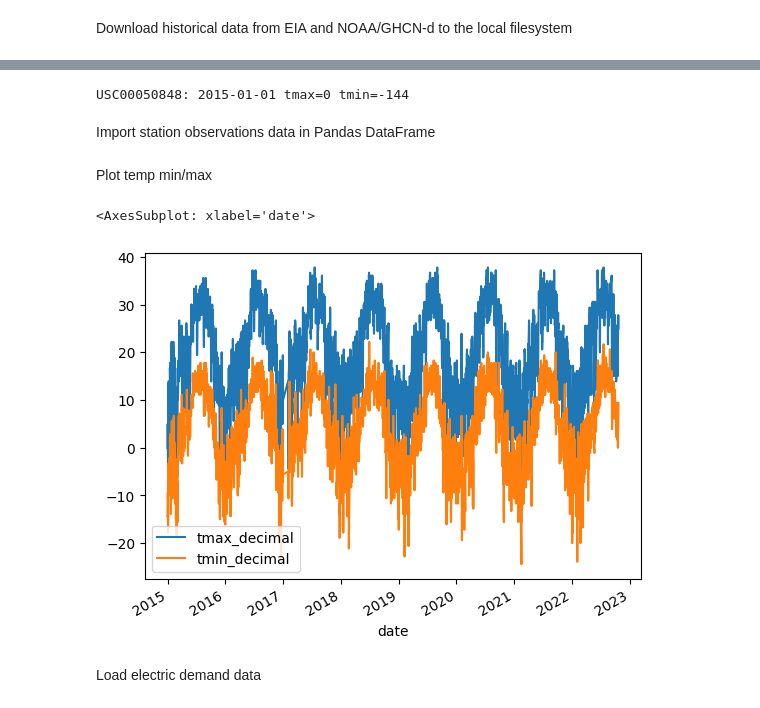
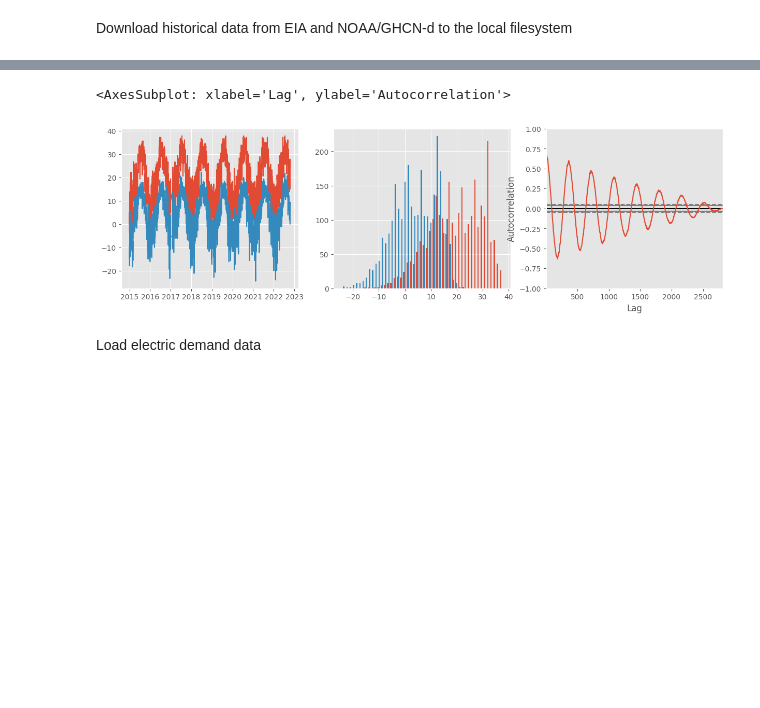
Before and after one commit to breischl/e-predict, a Jupyter notebook: explore_temp_data.ipynb, the cells around one changed output, grey strips where cells are left out. Saved outputs shown, nothing was run; the diff lists cells and outputs as text; code cells hidden in the pictures; blank space fills up the shorter version.

Commit message:
More messing about with data

```diff
--- a/explore_temp_data.ipynb
+++ b/explore_temp_data.ipynb
@@ -35,13 +20,0 @@ Parse station observations data
-# %%
-import os
-from ghcnd.station_observations import read_from_dly_file
-
-station_data = [read_from_dly_file(os.path.join(WEATHER_DATA_DIR, f)) for f in os.listdir(WEATHER_DATA_DIR)]
-
-first_station = station_data[0]
-first_station_obs = first_station.observations[0]
-print(f"{first_station.station_id}: {first_station_obs.date} tmax={first_station_obs.tmax} tmin={first_station_obs.tmin}")
-# %% [output]
-USC00050848: 2015-01-01 tmax=0 tmin=-144
-# %% [markdown]
-Import station observations data in Pandas DataFrame
@@ -65,11 +21,25 @@ hist_temp_df = hist_temp_df.assign(
-# %% [markdown]
-Plot temp min/max
-# %%
-import matplotlib as plt
-
-hist_temp_df.plot(y=["tmax_decimal", "tmin_decimal"])
-# %% [output]
-<AxesSubplot: xlabel='date'>
-[figure, removed]
+# %%
+import matplotlib.pyplot as plt
+import os
+import pandas as pd
+
+plt.style.use("ggplot")
+path = os.path.join(WEATHER_DATA_DIR, "USC00050848-dataframe.json")
+with open(path, "r", encoding="utf-8") as f:
+    temp_df = pd.read_json(f)
+
+# temp_df[["tmax_decimal", "tmin_decimal"]].plot.hist(bins=50, alpha=0.5)
+# temp_df.plot(y=["tmax_decimal", "tmin_decimal"])
+
+slice = temp_df[["tmax_decimal", "tmin_decimal"]]
+fig, (ax1, ax2, ax3) = plt.subplots(1, 3)
+fig.set_figwidth(15)
+fig.set_figheight(4)
+ax1.plot(slice)
+ax2.hist(slice, bins=50)
+pd.plotting.autocorrelation_plot(temp_df["tmax_decimal"])
+# %% [output]
+<AxesSubplot: xlabel='Lag', ylabel='Autocorrelation'>
+[figure, added]
 # %% [markdown]
 Load electric demand data
```
Also changed, not shown: parts of 8 cells of this notebook, 1 other file.
